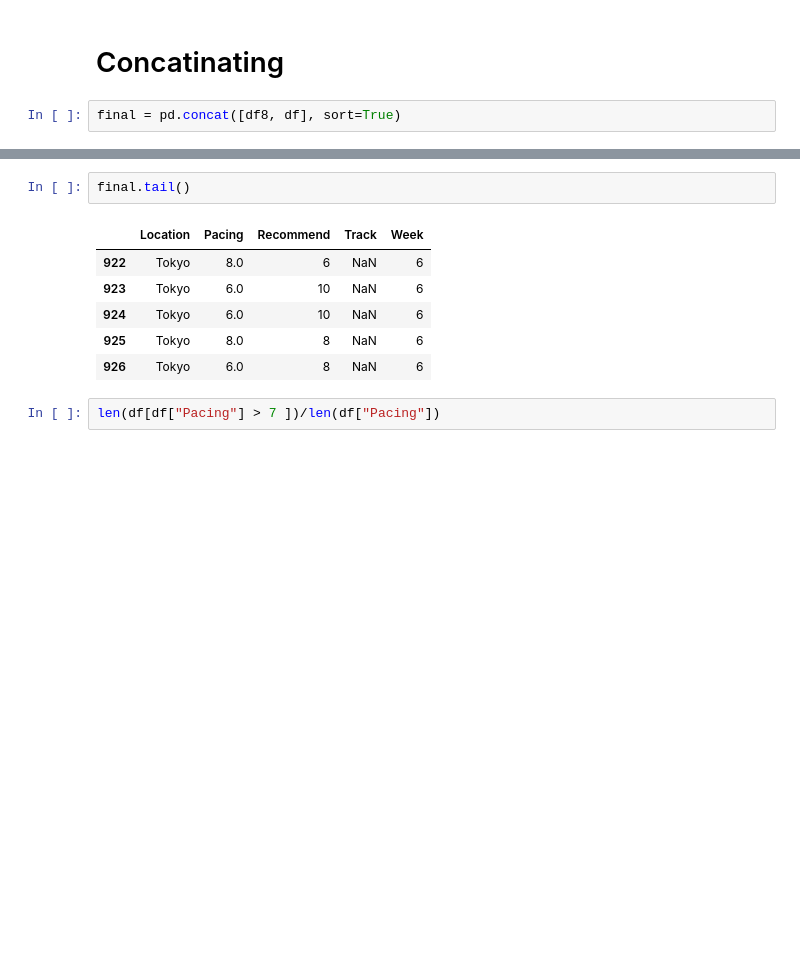
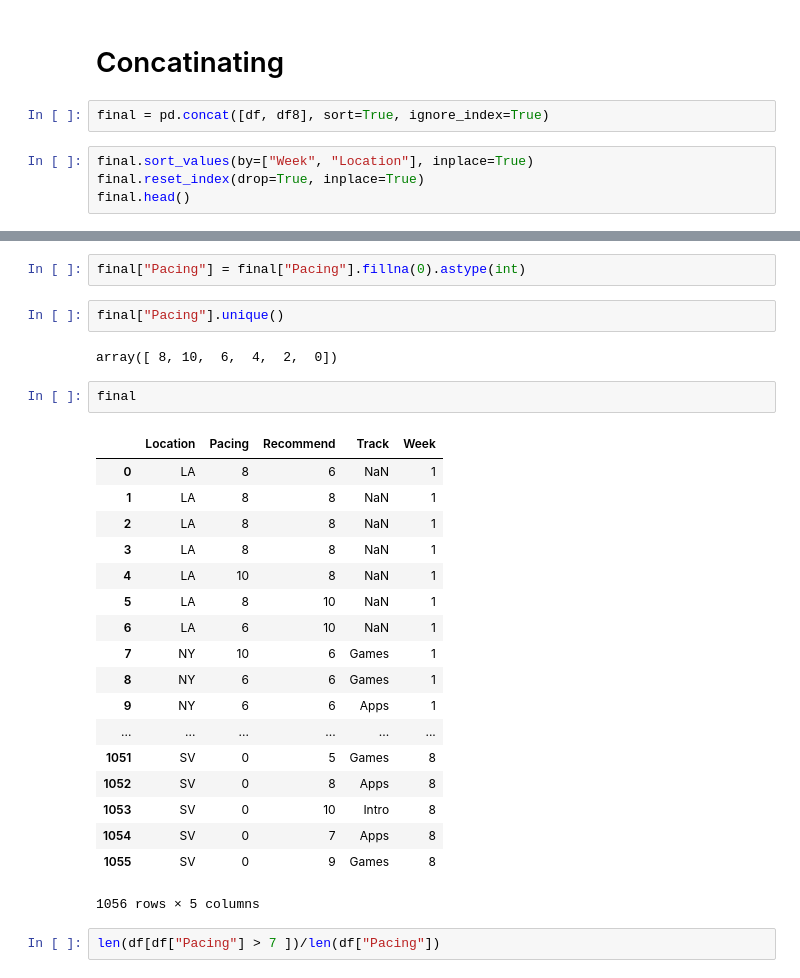
Before and after one commit to Sukhrobjon/DS-1.1, a Jupyter notebook: summer_academy_NPS/second_data_2016.ipynb, the cells around one changed output, grey strips where cells are left out. Cells and saved outputs as stored; diff of their text form; blank space fills up the shorter version.

Commit message:
[fixed indexing] when concat happened

```diff
--- a/summer_academy_NPS/second_data_2016.ipynb
+++ b/summer_academy_NPS/second_data_2016.ipynb
@@ -245,4 +245,8 @@ df8.head()
 # %% [markdown]
 # Concatinating
 # %%
-final = pd.concat([df8, df], sort=True)
+final = pd.concat([df, df8], sort=True, ignore_index=True)
+# %%
+final.sort_values(by=["Week", "Location"], inplace=True)
+final.reset_index(drop=True, inplace=True)
+final.head()
@@ -249,12 +260,30 @@ final = pd.concat([df8, df], sort=True)
+# %%
+final["Pacing"] = final["Pacing"].fillna(0).astype(int)
+# %%
+final["Pacing"].unique()
+# %% [output]
+array([ 8, 10,  6,  4,  2,  0])
 # %%
-final.tail()
+final
 # %% [output]
 |  | Location | Pacing | Recommend | Track | Week |
-| 922 | Tokyo | 8.0 | 6 | NaN | 6 |
-| 923 | Tokyo | 6.0 | 10 | NaN | 6 |
-| 924 | Tokyo | 6.0 | 10 | NaN | 6 |
-| 925 | Tokyo | 8.0 | 8 | NaN | 6 |
-| 926 | Tokyo | 6.0 | 8 | NaN | 6 |
+| 0 | LA | 8 | 6 | NaN | 1 |
+| 1 | LA | 8 | 8 | NaN | 1 |
+| 2 | LA | 8 | 8 | NaN | 1 |
+| 3 | LA | 8 | 8 | NaN | 1 |
+| 4 | LA | 10 | 8 | NaN | 1 |
+| 5 | LA | 8 | 10 | NaN | 1 |
+| 6 | LA | 6 | 10 | NaN | 1 |
+| 7 | NY | 10 | 6 | Games | 1 |
+| 8 | NY | 6 | 6 | Games | 1 |
+| 9 | NY | 6 | 6 | Apps | 1 |
+| ... | ... | ... | ... | ... | ... |
+| 1051 | SV | 0 | 5 | Games | 8 |
+| 1052 | SV | 0 | 8 | Apps | 8 |
+| 1053 | SV | 0 | 10 | Intro | 8 |
+| 1054 | SV | 0 | 7 | Apps | 8 |
+| 1055 | SV | 0 | 9 | Games | 8 |
+1056 rows × 5 columns
 # %%
 len(df[df["Pacing"] > 7 ])/len(df["Pacing"])
 # %% [output]
```
Also changed, not shown: parts of 1 cell of this notebook.
